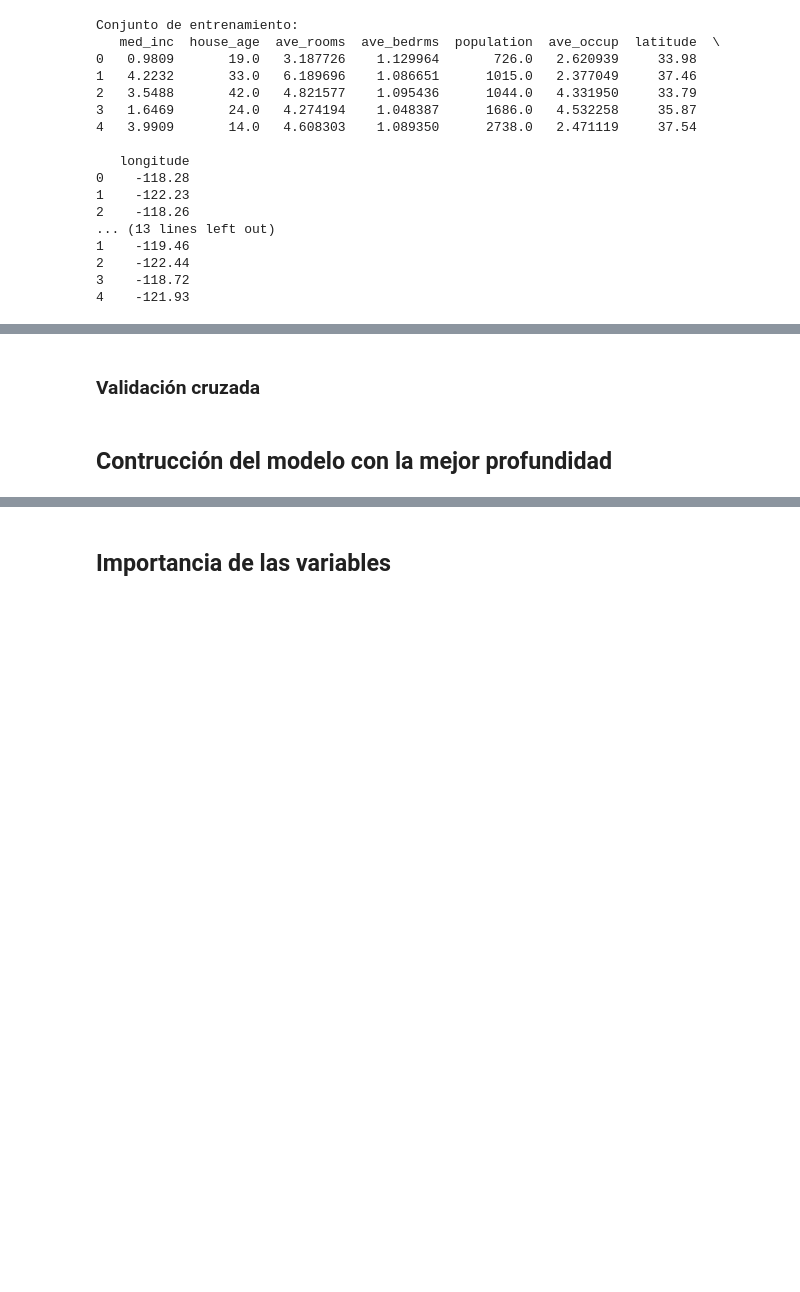
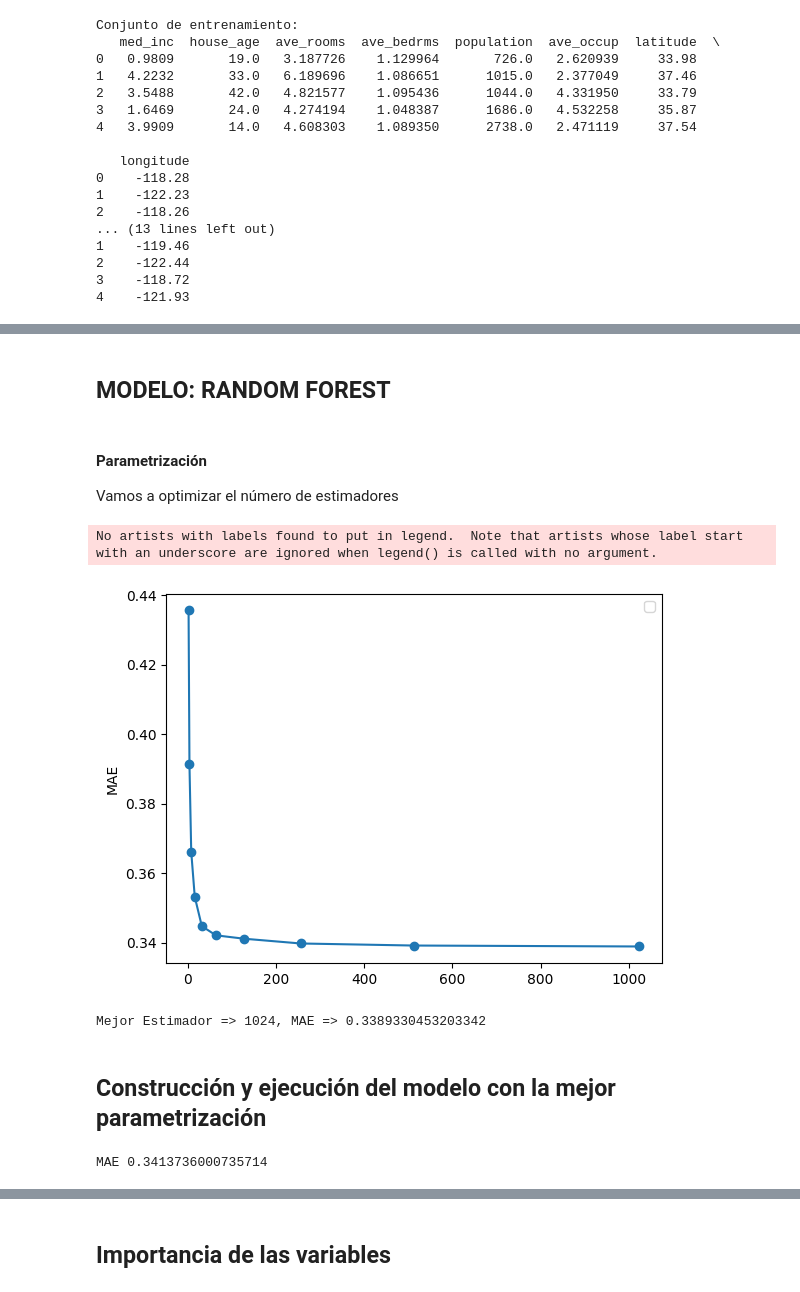
Before and after one commit to viorbe20/ai-machine-learning, a Jupyter notebook: decision-trees-exercises/decision-trees-ex-2/california_regression_random_forest.ipynb, the cells around one changed output, grey strips where cells are left out. Saved outputs shown, nothing was run; the diff lists cells and outputs as text; code cells hidden in the pictures; blank space fills up the shorter version.

```diff
--- a/decision-trees-exercises/decision-trees-ex-2/california_regression_random_forest.ipynb
+++ b/decision-trees-exercises/decision-trees-ex-2/california_regression_random_forest.ipynb
@@ -195,2 +146,0 @@ Menor MAE: 0.40
-# %% [markdown]
-### Validación cruzada
@@ -258,2 +147,58 @@ print(f"Menor Valor de Error Absoluto Medio: {min_mae}")
+# %% [markdown]
+## MODELO: RANDOM FOREST
+# %% [markdown]
+#### Parametrización
+
+Vamos a optimizar el número de estimadores
+# %%
+from sklearn.model_selection import KFold
+from sklearn.ensemble import RandomForestRegressor
+import matplotlib.pyplot as plt
+from sklearn.metrics import mean_absolute_error
+import numpy as np
+
+# reseteamos el index con el fin de evitar problemas en la validación cruzada
+train.reset_index(drop = True, inplace = True)
+
+cv = KFold(n_splits = 5)
+
+l_estimators = [2, 4, 8, 16, 32, 64, 128, 256, 512, 1024]
+
+total_scores = []
+for estimators in l_estimators:
+    fold_accuracy = []
+    regressor =  RandomForestRegressor(
+        n_estimators= estimators,
+        criterion='squared_error',
+        random_state=0)
+    for train_fold, test_fold in cv.split(train):
+
+        # División train test aleatoria
+        f_train = train.loc[train_fold]
+        f_test = train.loc[test_fold]
+
+        # entrenamiento y ejecución del modelo
+        regressor.fit(X = f_train.drop(['target'], axis=1),
+                    y = f_train['target'])
+        y_pred = regressor.predict(X = f_test.drop(['target'], axis = 1))
+
+        # evaluación del modelo
+        mae = mean_absolute_error(f_test['target'], y_pred)
+        fold_accuracy.append(mae)
+
+    total_scores.append(sum(fold_accuracy)/len(fold_accuracy))
+
+plt.plot(l_estimators, total_scores, marker='o')
+plt.ylabel('MAE')
+plt.legend()
+plt.show()
+
+best_est = l_estimators[np.argmin(total_scores)]
+best_mae = min(total_scores)
+print (f'Mejor Estimador => {best_est}, MAE => {best_mae}')
+# %% [output]
+No artists with labels found to put in legend.  Note that artists whose label start with an underscore are ignored when legend() is called with no argument.
+[figure, added]
+Mejor Estimador => 1024, MAE => 0.3389330453203342
 # %% [markdown]
-## Contrucción del modelo con la mejor profundidad
+## Construcción y ejecución del modelo con la mejor parametrización
@@ -276,0 +205,13 @@ print(f'MAE en el conjunto de prueba: {round(mae, 2)}')
+# %%
+from sklearn.ensemble import RandomForestRegressor
+
+# constructor
+model =  RandomForestRegressor(n_estimators=best_est, criterion='squared_error', random_state=0)
+model.fit( X = train.drop(['target'], axis=1), y = train['target'])
+y_pred = regressor.predict(X = test.drop(['target'], axis = 1))
+
+# calculamos mae
+mae = mean_absolute_error(test['target'], y_pred)
+print ('MAE', mae)
+# %% [output]
+MAE 0.3413736000735714
```
Also changed, not shown: parts of 11 cells of this notebook, 3 other files.
